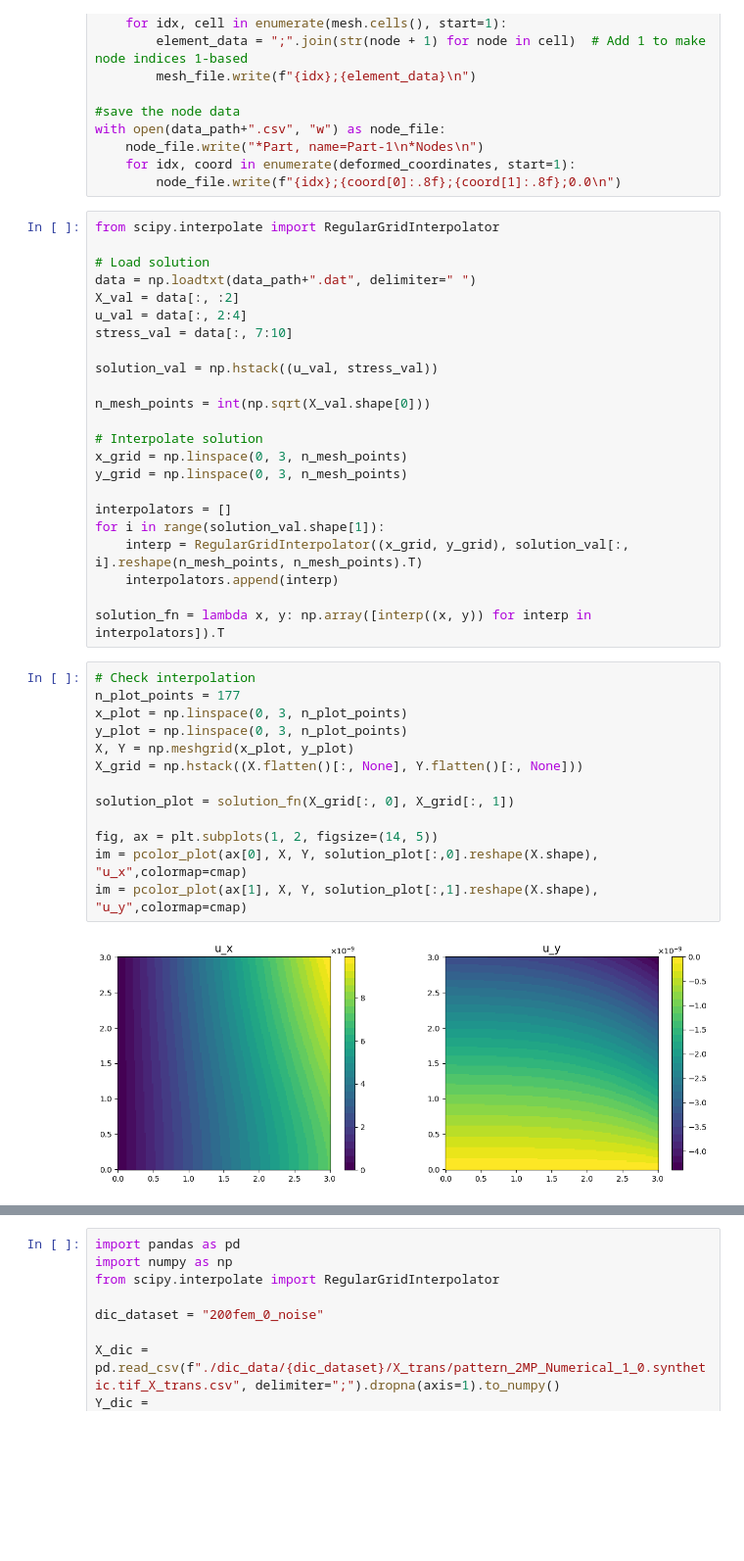
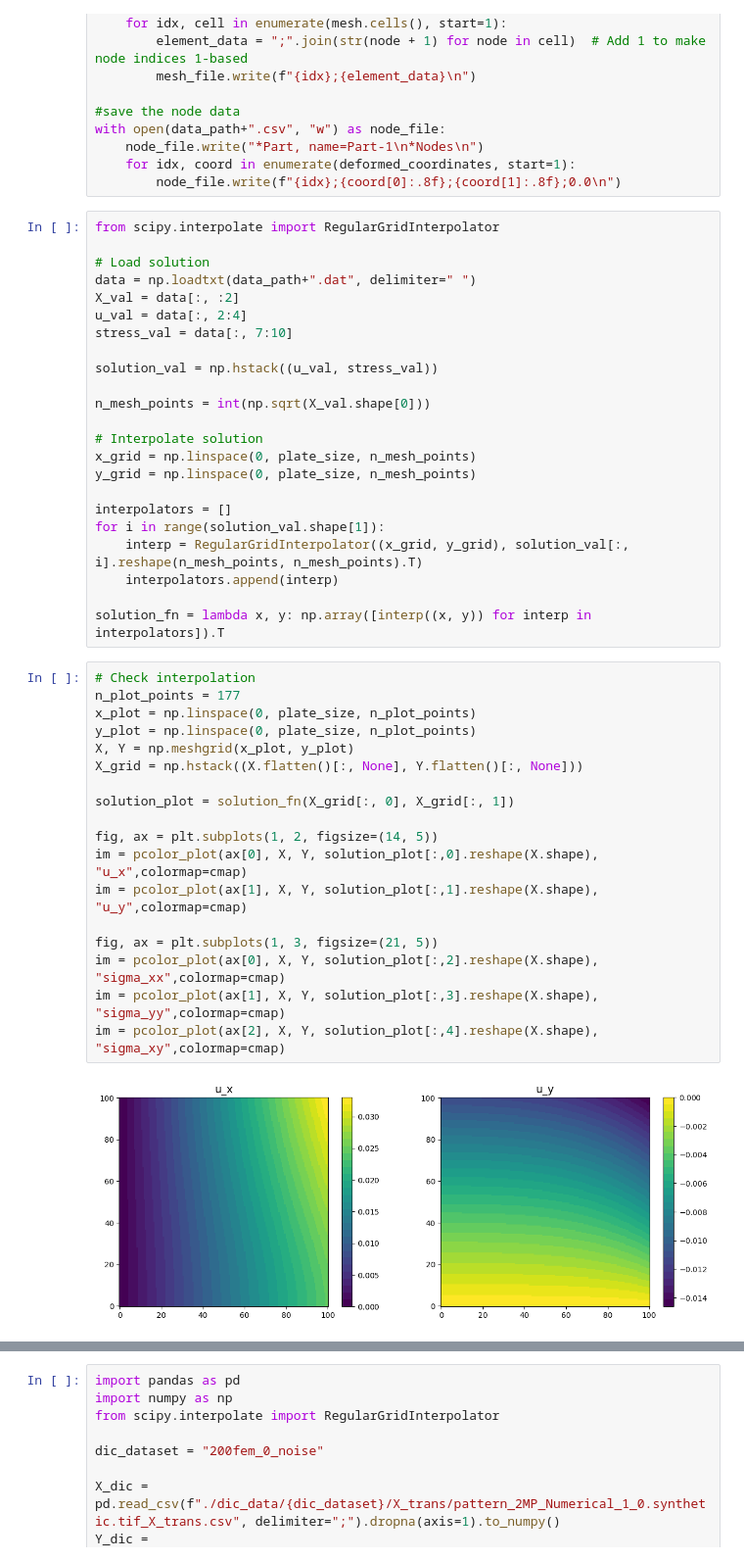
Before and after one commit to nickrummens/PINN-MT2.0, a Jupyter notebook: 1_side_loaded_plate/fem_forward.ipynb, the cells around one changed output, grey strips where cells are left out. Shown at 98% size. Drawn from its saved outputs; the diff is of its cells as text; blank space fills up the shorter version.

```diff
--- a/1_side_loaded_plate/fem_forward.ipynb
+++ b/1_side_loaded_plate/fem_forward.ipynb
@@ -200,8 +200,8 @@ solution_val = np.hstack((u_val, stress_val))
 n_mesh_points = int(np.sqrt(X_val.shape[0]))
 
 # Interpolate solution
-x_grid = np.linspace(0, 3, n_mesh_points)
-y_grid = np.linspace(0, 3, n_mesh_points)
+x_grid = np.linspace(0, plate_size, n_mesh_points)
+y_grid = np.linspace(0, plate_size, n_mesh_points)
 
 interpolators = []
 for i in range(solution_val.shape[1]):
@@ -212,15 +212,20 @@ solution_fn = lambda x, y: np.array([interp((x, y)) for interp in interpolators]
 # %%
 # Check interpolation
 n_plot_points = 177
-x_plot = np.linspace(0, 3, n_plot_points)
-y_plot = np.linspace(0, 3, n_plot_points)
+x_plot = np.linspace(0, plate_size, n_plot_points)
+y_plot = np.linspace(0, plate_size, n_plot_points)
 X, Y = np.meshgrid(x_plot, y_plot)
 X_grid = np.hstack((X.flatten()[:, None], Y.flatten()[:, None]))
 
 solution_plot = solution_fn(X_grid[:, 0], X_grid[:, 1])
 
 fig, ax = plt.subplots(1, 2, figsize=(14, 5))
 im = pcolor_plot(ax[0], X, Y, solution_plot[:,0].reshape(X.shape), "u_x",colormap=cmap)
 im = pcolor_plot(ax[1], X, Y, solution_plot[:,1].reshape(X.shape), "u_y",colormap=cmap)
+
+fig, ax = plt.subplots(1, 3, figsize=(21, 5))
+im = pcolor_plot(ax[0], X, Y, solution_plot[:,2].reshape(X.shape), "sigma_xx",colormap=cmap)
+im = pcolor_plot(ax[1], X, Y, solution_plot[:,3].reshape(X.shape), "sigma_yy",colormap=cmap)
+im = pcolor_plot(ax[2], X, Y, solution_plot[:,4].reshape(X.shape), "sigma_xy",colormap=cmap)
 # %% [output]
-[figure, old version]
+[figure, new version]
```
Also changed, not shown: parts of 3 cells of this notebook, 1 other file.
